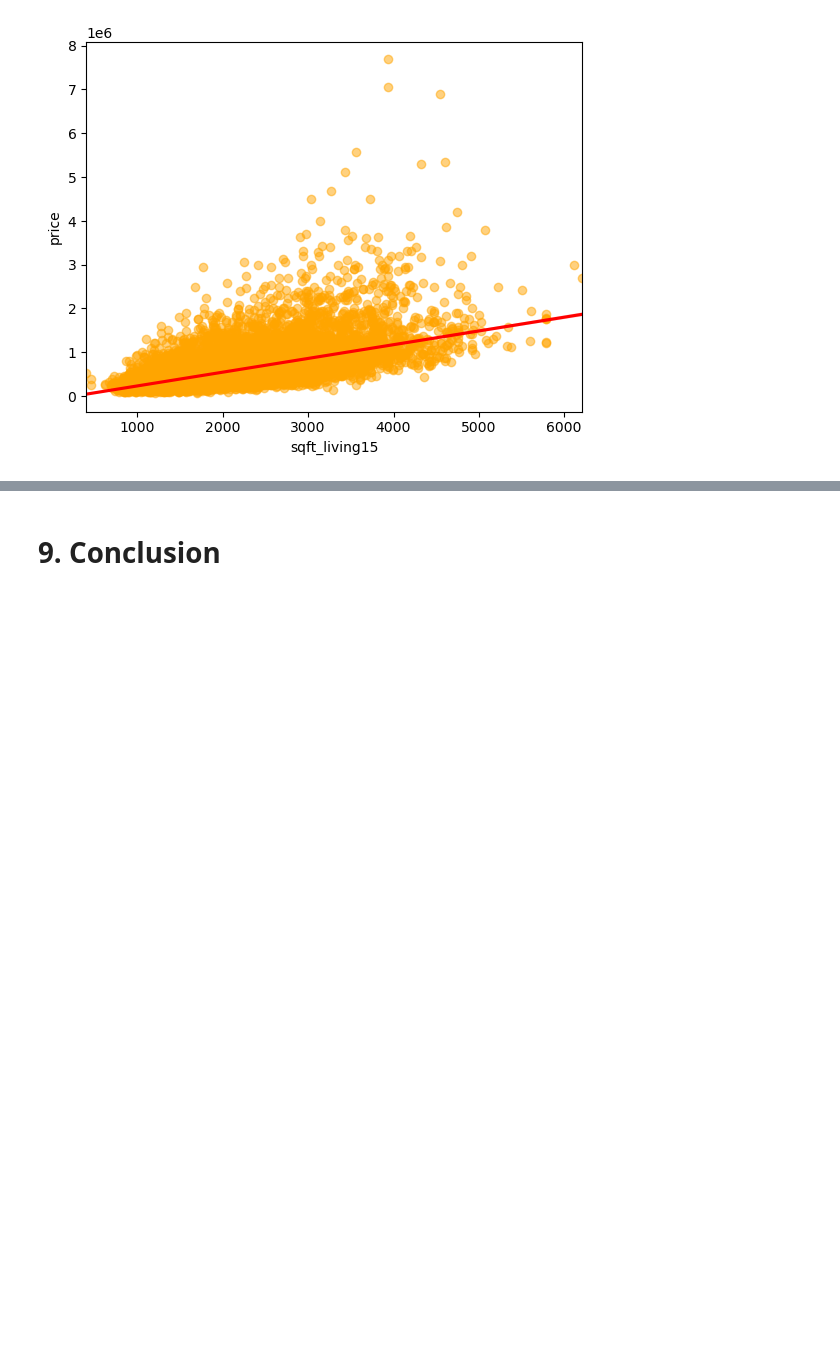
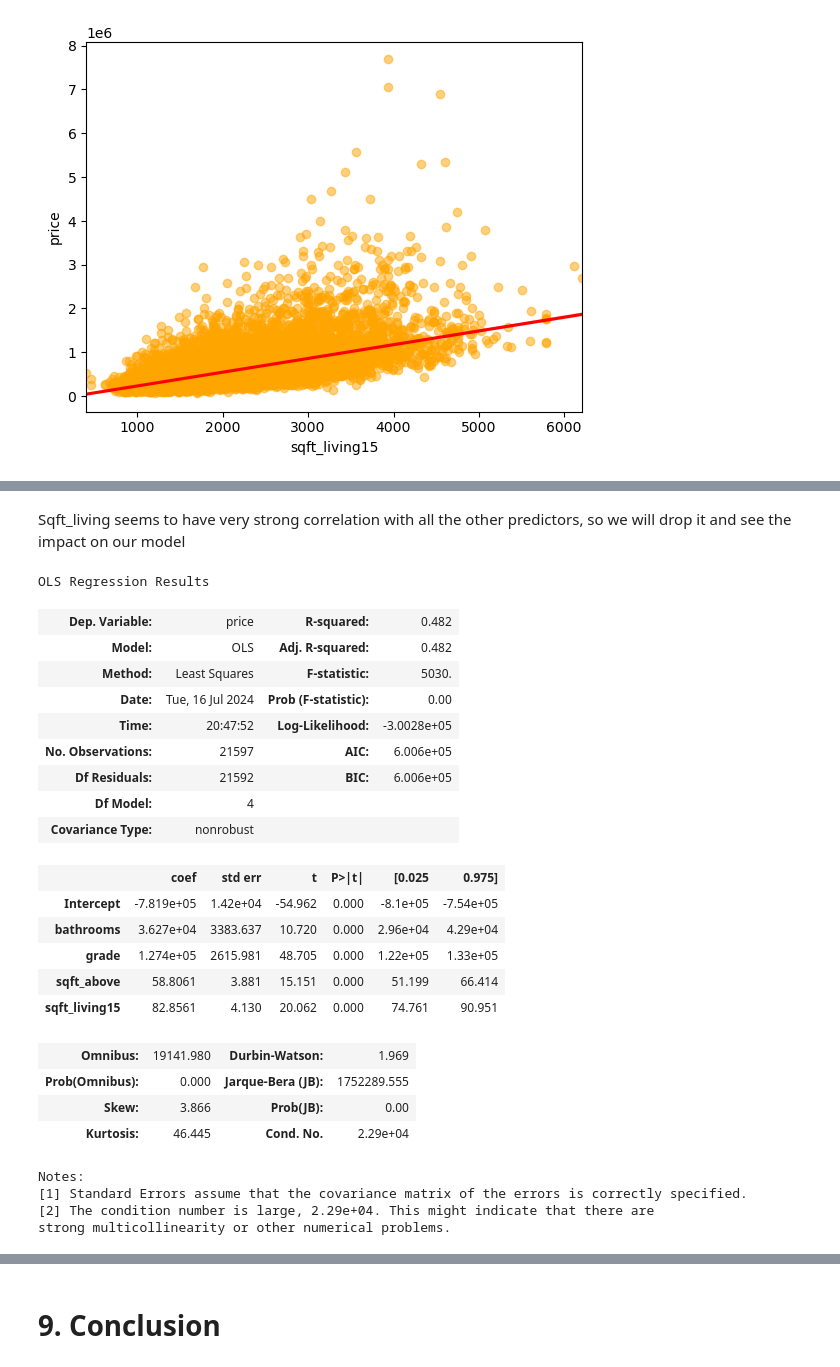
Before and after one commit to MMJGGR/Phase_2_project, a Jupyter notebook: index.ipynb, the cells around one changed output, grey strips where cells are left out. Drawn from its saved outputs; the diff is of its cells as text; code cells hidden in the pictures; blank space fills up the shorter version.

```diff
--- a/index.ipynb
+++ b/index.ipynb
@@ -358,0 +407,37 @@ sns.regplot(x = data2['sqft_living15'], y = data2['price'],
+# %% [markdown]
+Sqft_living seems to have very strong correlation with all the other predictors, so we will drop it and see the impact on our model
+# %%
+# Create a second model after dropping sqft_living from the
+from statsmodels.formula.api import ols
+
+
+formula2_without_sqft_living = 'price ~ bathrooms + grade + sqft_above + sqft_living15'
+model2_without_sqft_living = ols(formula2_without_sqft_living, data2 ).fit()
+model2_summary_without_sqft_living = model2_without_sqft_living.summary()
+
+model2_summary_without_sqft_living
+# %% [output]
+OLS Regression Results
+| Dep. Variable: | price | R-squared: | 0.482 |
+| Model: | OLS | Adj. R-squared: | 0.482 |
+| Method: | Least Squares | F-statistic: | 5030. |
+| Date: | Tue, 16 Jul 2024 | Prob (F-statistic): | 0.00 |
+| Time: | 20:47:52 | Log-Likelihood: | -3.0028e+05 |
+| No. Observations: | 21597 | AIC: | 6.006e+05 |
+| Df Residuals: | 21592 | BIC: | 6.006e+05 |
+| Df Model: | 4 |  |  |
+| Covariance Type: | nonrobust |  |  |
+|  | coef | std err | t | P>|t| | [0.025 | 0.975] |
+| Intercept | -7.819e+05 | 1.42e+04 | -54.962 | 0.000 | -8.1e+05 | -7.54e+05 |
+| bathrooms | 3.627e+04 | 3383.637 | 10.720 | 0.000 | 2.96e+04 | 4.29e+04 |
+| grade | 1.274e+05 | 2615.981 | 48.705 | 0.000 | 1.22e+05 | 1.33e+05 |
+| sqft_above | 58.8061 | 3.881 | 15.151 | 0.000 | 51.199 | 66.414 |
+| sqft_living15 | 82.8561 | 4.130 | 20.062 | 0.000 | 74.761 | 90.951 |
+| Omnibus: | 19141.980 | Durbin-Watson: | 1.969 |
+| Prob(Omnibus): | 0.000 | Jarque-Bera (JB): | 1752289.555 |
+| Skew: | 3.866 | Prob(JB): | 0.00 |
+| Kurtosis: | 46.445 | Cond. No. | 2.29e+04 |
+Notes:
+[1] Standard Errors assume that the covariance matrix of the errors is correctly specified.
+[2] The condition number is large, 2.29e+04. This might indicate that there are
+strong multicollinearity or other numerical problems.
```
Also changed, not shown: parts of 54 cells of this notebook.
